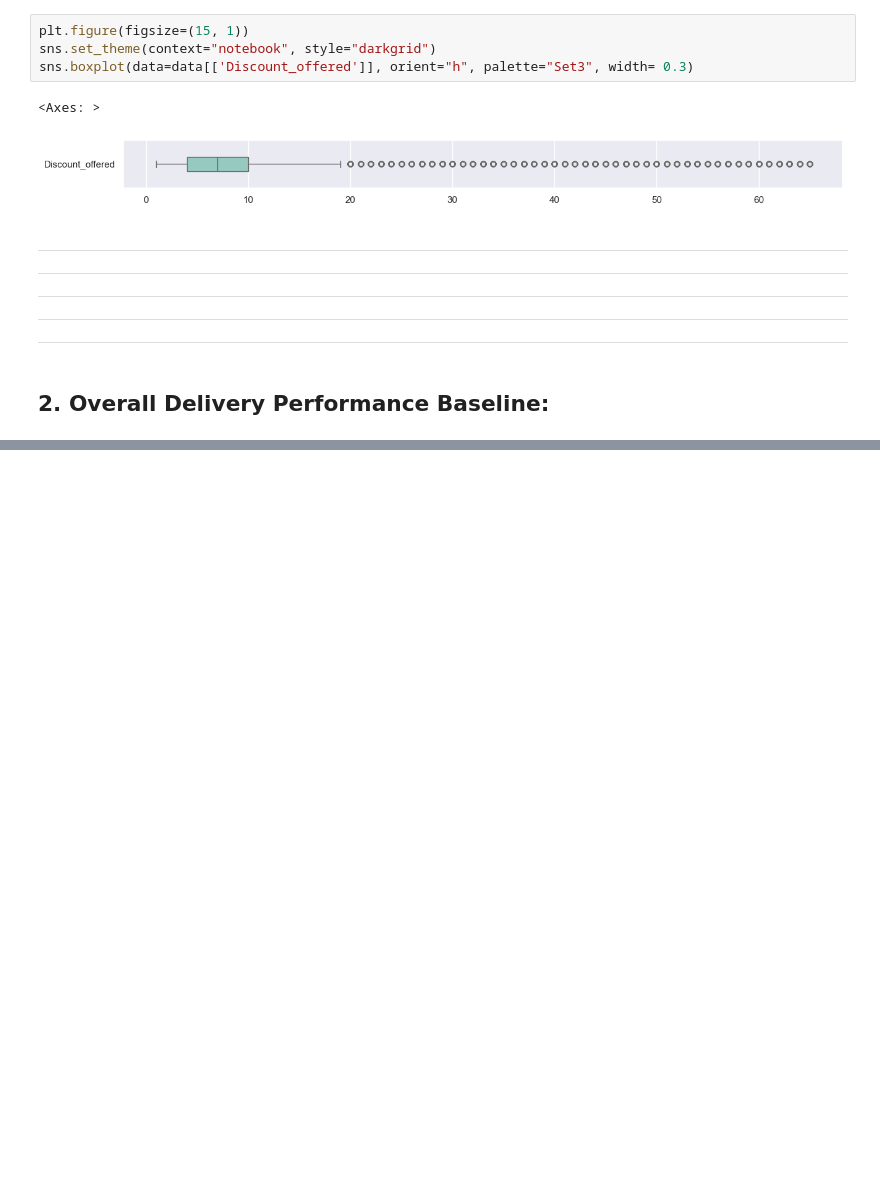
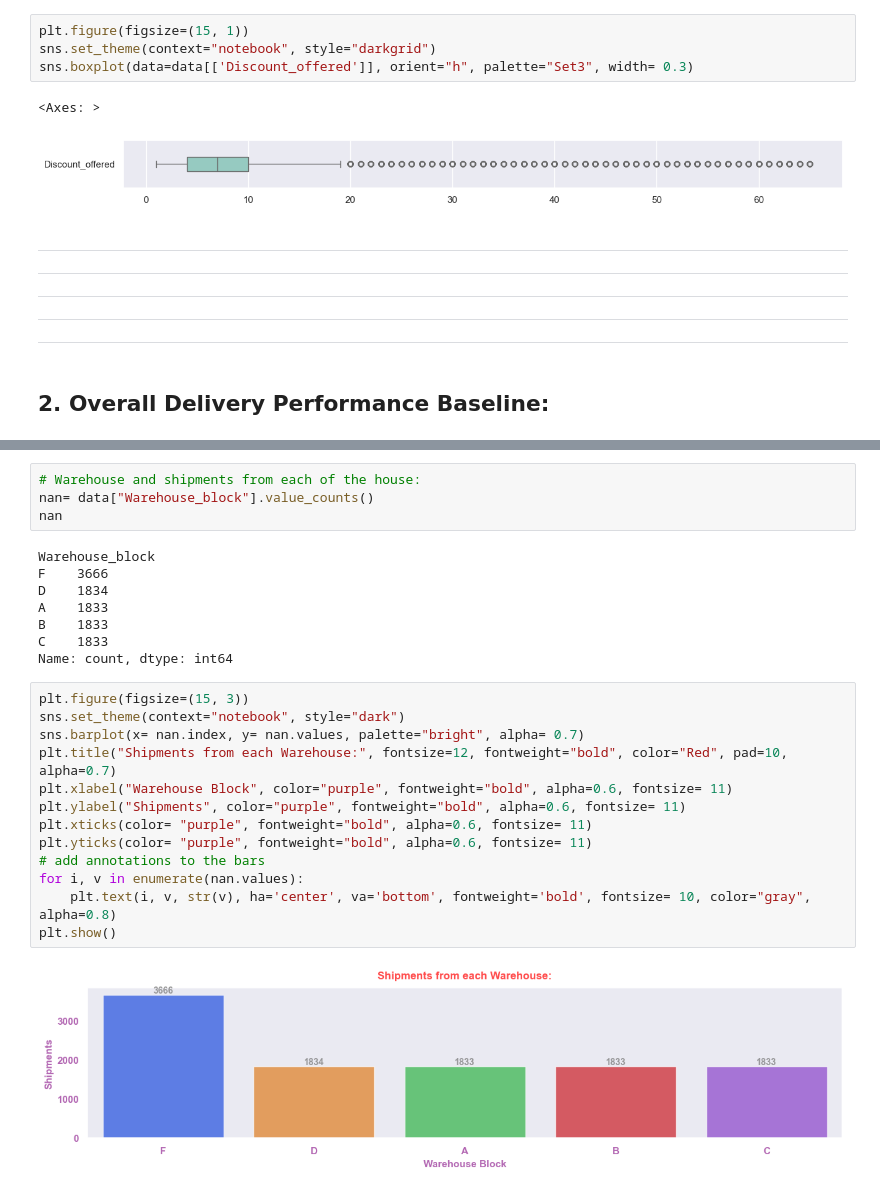
Before and after one commit to rajesh-coventry/Projects, a Jupyter notebook: 02_Data_Visuallization/05_E-Commerce_Shipping/01_delivery_performance_optimization.ipynb, the cells around one changed output, grey strips where cells are left out. Saved outputs shown, nothing was run; the diff lists cells and outputs as text; blank space fills up the shorter version.

```diff
--- a/02_Data_Visuallization/05_E-Commerce_Shipping/01_delivery_performance_optimization.ipynb
+++ b/02_Data_Visuallization/05_E-Commerce_Shipping/01_delivery_performance_optimization.ipynb
@@ -169,0 +270,27 @@ sns.boxplot(data=data[['Discount_offered']], orient="h", palette="Set3", width=
+# %%
+# Warehouse and shipments from each of the house:
+nan= data["Warehouse_block"].value_counts()
+nan
+# %% [output]
+Warehouse_block
+F    3666
+D    1834
+A    1833
+B    1833
+C    1833
+Name: count, dtype: int64
+# %%
+plt.figure(figsize=(15, 3))
+sns.set_theme(context="notebook", style="dark")
+sns.barplot(x= nan.index, y= nan.values, palette="bright", alpha= 0.7)
+plt.title("Shipments from each Warehouse:", fontsize=12, fontweight="bold", color="Red", pad=10, alpha=0.7)
+plt.xlabel("Warehouse Block", color="purple", fontweight="bold", alpha=0.6, fontsize= 11)
+plt.ylabel("Shipments", color="purple", fontweight="bold", alpha=0.6, fontsize= 11)
+plt.xticks(color= "purple", fontweight="bold", alpha=0.6, fontsize= 11)
+plt.yticks(color= "purple", fontweight="bold", alpha=0.6, fontsize= 11)
+# add annotations to the bars
+for i, v in enumerate(nan.values):
+    plt.text(i, v, str(v), ha='center', va='bottom', fontweight='bold', fontsize= 10, color="gray", alpha=0.8)
+plt.show()
+# %% [output]
+[figure, added]
```
Also changed, not shown: parts of 19 cells of this notebook.
